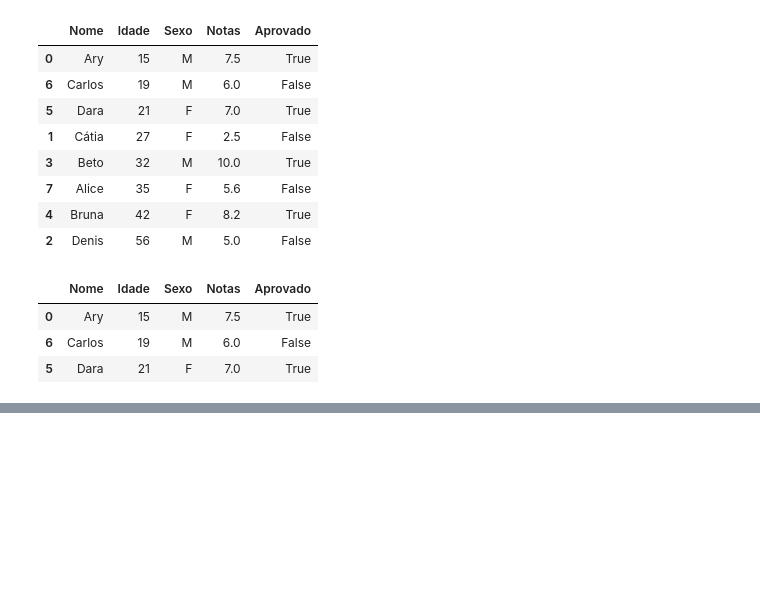
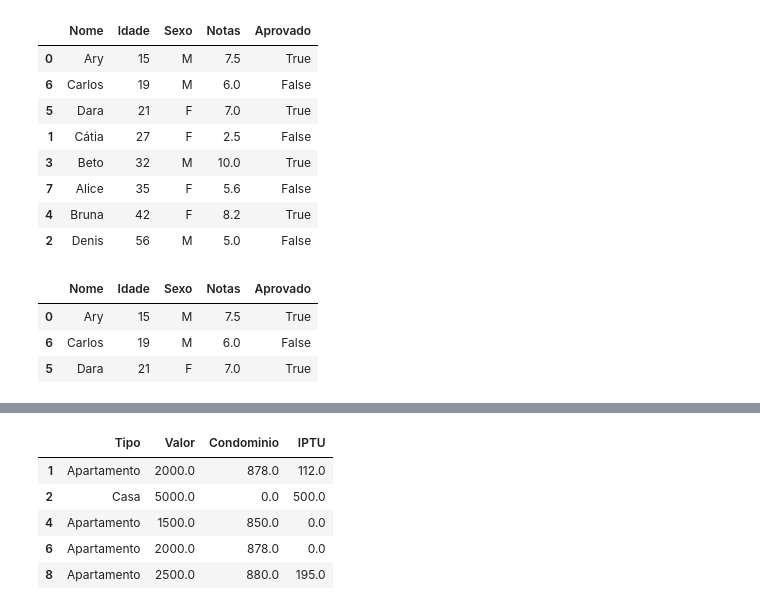
Before and after one commit to pedrosoale/python-para-data-science, a Jupyter notebook: 4_Pandas_tratando_analisando_dados/exercicios.ipynb, the cells around one changed output, grey strips where cells are left out. Saved outputs shown, nothing was run; the diff lists cells and outputs as text; code cells hidden in the pictures; blank space fills up the shorter version.

```diff
--- a/4_Pandas_tratando_analisando_dados/exercicios.ipynb
+++ b/4_Pandas_tratando_analisando_dados/exercicios.ipynb
@@ -161,0 +212,10 @@ alunos.iloc[:3]
+# %%
+imoveis = imoveis.fillna({'Condominio': 0, 'IPTU': 0})
+imoveis
+# %% [output]
+|  | Tipo | Valor | Condominio | IPTU |
+| 1 | Apartamento | 2000.0 | 878.0 | 112.0 |
+| 2 | Casa | 5000.0 | 0.0 | 500.0 |
+| 4 | Apartamento | 1500.0 | 850.0 | 0.0 |
+| 6 | Apartamento | 2000.0 | 878.0 | 0.0 |
+| 8 | Apartamento | 2500.0 | 880.0 | 195.0 |
```
Also changed, not shown: parts of 11 cells of this notebook, 3 other files.
